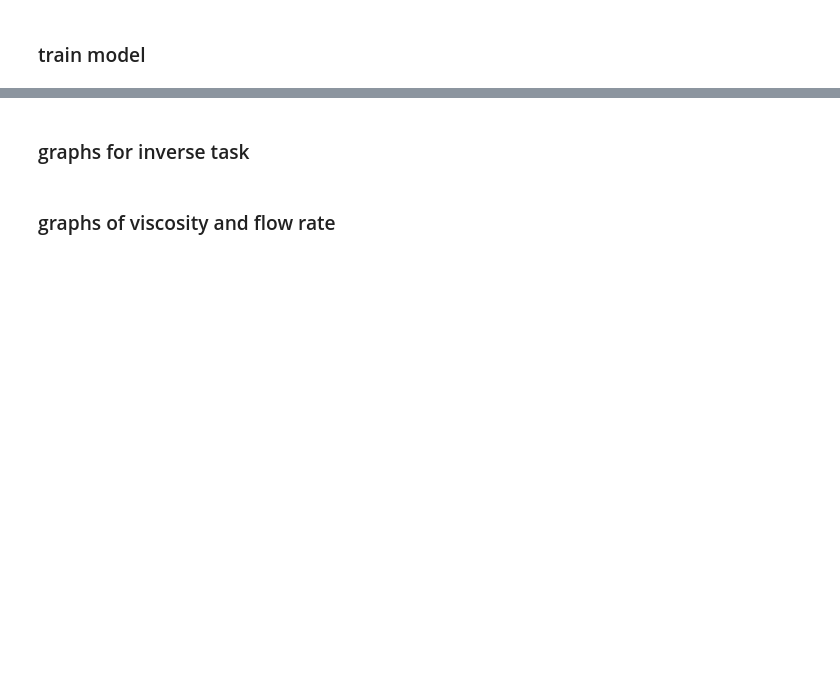
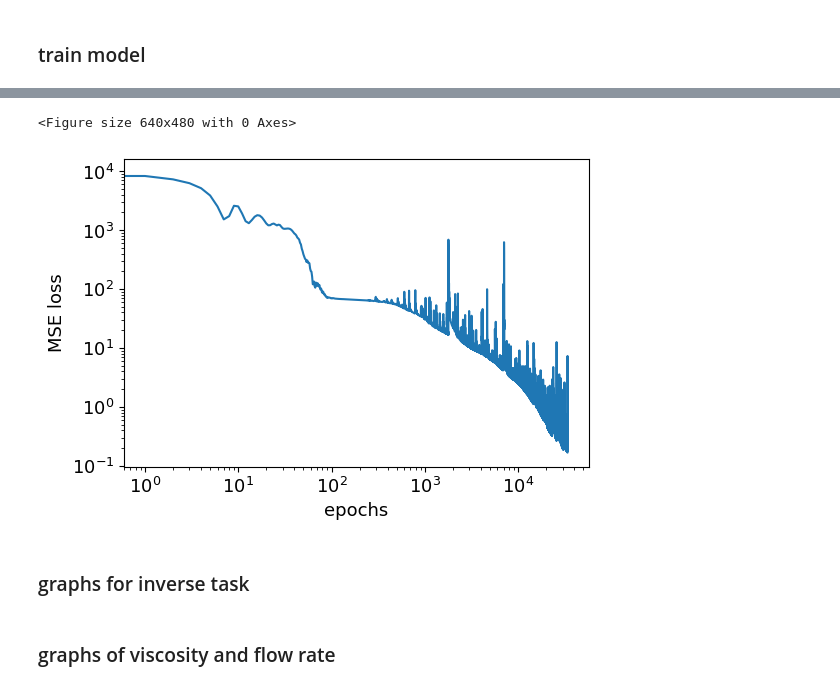
Before and after one commit to aminevdam/Inverse_task, a Jupyter notebook: badertdinova_task/inverse/invrerse.ipynb, the cells around one changed output, grey strips where cells are left out. Drawn from its saved outputs; the diff is of its cells as text; code cells hidden in the pictures; blank space fills up the shorter version.

```diff
--- a/badertdinova_task/inverse/invrerse.ipynb
+++ b/badertdinova_task/inverse/invrerse.ipynb
@@ -149,3 +187,24 @@ for epoch in range(1, epochs+1):
+# %%
+import pandas as pd
+import matplotlib
+
+plt.figure()
+plt.figure(figsize=(6, 4))
+font = {'serif' : 'Times New Roman',
+        'weight' : 'normal',
+        'size'   : 13}
+
+matplotlib.rc('font', **font)
+
+plt.plot(loss_inverse)
+plt.xscale('log')
+plt.yscale('log')
+plt.xlabel('epochs')
+plt.ylabel('MSE loss')
+pd.DataFrame(loss_inverse).to_csv('loss_inverse.csv')
+# %% [output]
+<Figure size 640x480 with 0 Axes>
+[figure, added]
 # %% [markdown]
 ### graphs for inverse task
 # %%
```
Also changed, not shown: parts of 2 cells of this notebook, 11 other files.
